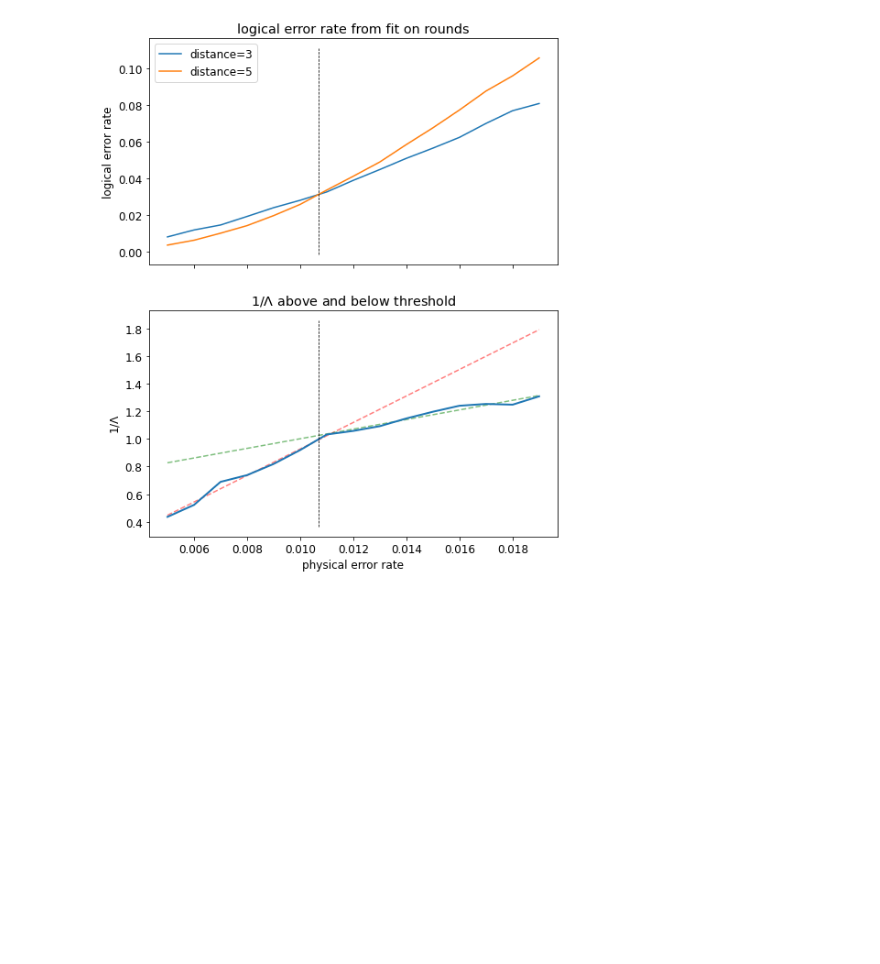
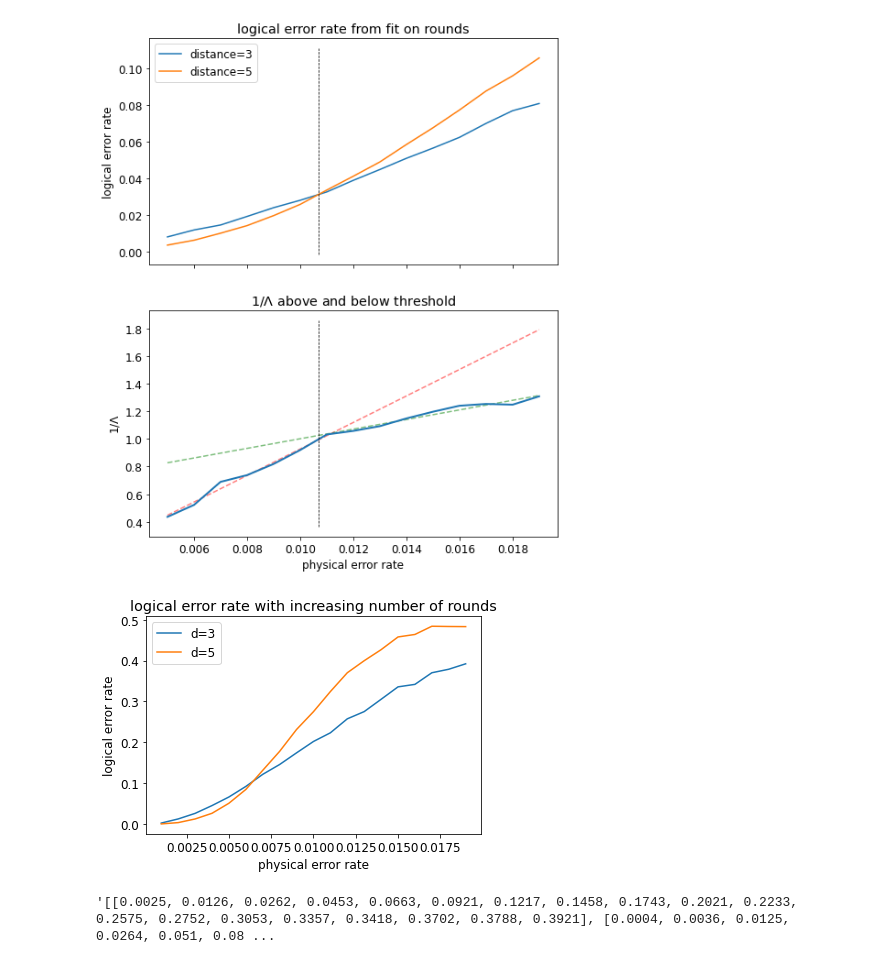
Before and after one commit to liorella/research, a Jupyter notebook: phys/threshold_modeling_stim.ipynb, the cells around one changed output. Drawn from its saved outputs; the diff is of its cells as text; code cells hidden in the pictures; blank space fills up the shorter version.

```diff
--- a/phys/threshold_modeling_stim.ipynb
+++ b/phys/threshold_modeling_stim.ipynb
@@ -504,24 +271,31 @@ ax[1].plot([thresh] * 2, yl, 'k--', linewidth=0.75)
 [figure]
 # %%
 num_shots = 10000
+ys = []
 for d in [3, 5]:
     xs = []
-    ys = []
-    for noise in noise_vec:
+    ys.append([])
+    for noise in tqdm(np.arange(1e-3, 2e-2, 1e-3)):
         circuit = stim.Circuit.generated(
             "surface_code:unrotated_memory_z",
             rounds=d * 3,
             distance=d,
             after_clifford_depolarization=noise,
             after_reset_flip_probability=noise,
             before_measure_flip_probability=noise,
             before_round_data_depolarization=noise)
         xs.append(noise)
-        ys.append(count_logical_errors(circuit, num_shots) / num_shots)
-    plt.plot(xs, ys, label="d=" + str(d))
+        ys[-1].append(count_logical_errors(circuit, num_shots) / num_shots)
+    plt.plot(xs, ys[-1], label="d=" + str(d))
 #plt.semilogy()
 plt.xlabel("physical error rate")
 plt.ylabel("logical error rate")
 plt.title('logical error rate with increasing number of rounds')
 plt.legend()
 plt.show()
+# %% [output]
+[figure, added]
+# %%
+repr(ys)
+# %% [output]
+'[[0.0025, 0.0126, 0.0262, 0.0453, 0.0663, 0.0921, 0.1217, 0.1458, 0.1743, 0.2021, 0.2233, 0.2575, 0.2752, 0.3053, 0.3357, 0.3418, 0.3702, 0.3788, 0.3921], [0.0004, 0.0036, 0.0125, 0.0264, 0.051, 0.08 ...
```
Also changed, not shown: parts of 8 cells of this notebook.
